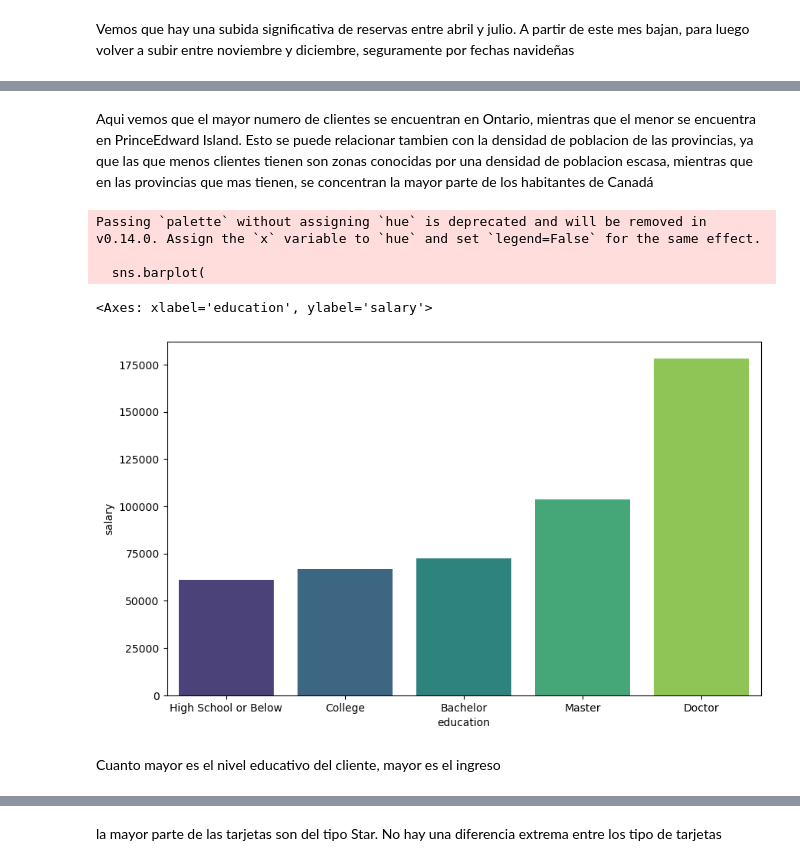
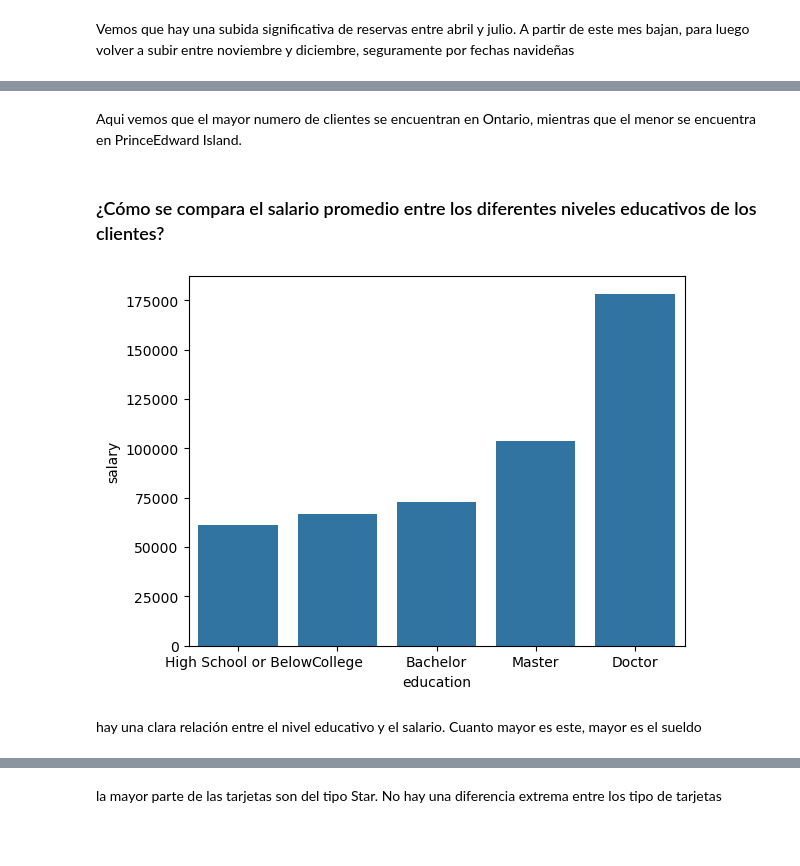
Before and after one commit to Adalab/bda-modulo-3-evaluacion-final-mariagmzm, a Jupyter notebook: Visualizacion de archivo.ipynb, the cells around one changed output, grey strips where cells are left out. Saved outputs shown, nothing was run; the diff lists cells and outputs as text; code cells hidden in the pictures; blank space fills up the shorter version.

Commit message:
continuamos con visualizaciones

```diff
--- a/Visualizacion de archivo.ipynb
+++ b/Visualizacion de archivo.ipynb
@@ -7,5 +7,5 @@ import seaborn as sns
 
 pd.set_option('display.max_columns', None)
 # %%
-df = pd.read_csv('df.csv')
+df = pd.read_csv('df.csv', index_col= 0)
 # %%
@@ -128,24 +63,18 @@ Passing `palette` without assigning `hue` is deprecated and will be removed in v
 # %% [markdown]
-Aqui vemos que el mayor numero de clientes se encuentran en Ontario, mientras que el menor se encuentra en PrinceEdward Island. Esto se puede relacionar tambien con la densidad de poblacion de las provincias, ya que las que menos clientes tienen son zonas conocidas por una densidad de poblacion escasa, mientras que en las provincias que  mas tienen, se concentran la mayor parte de los habitantes de Canadá
+Aqui vemos que el mayor numero de clientes se encuentran en Ontario, mientras que el menor se encuentra en PrinceEdward Island.
+# %% [markdown]
+### ¿Cómo se compara el salario promedio entre los diferentes niveles educativos de los clientes?
 # %%
-orden_educacion = ['High School or Below', 'College', 'Bachelor', 'Master', 'Doctor']
+education = ['High School or Below', 'College', 'Bachelor', 'Master', 'Doctor'] #definimos las columnas que tienen que aparecer
 # %%
 # Calcular el salario promedio por educación
-df_salario_promedio = df.groupby('education')['salary'].mean().reindex(orden_educacion).reset_index()
+df_salario_promedio = df.groupby('education')['salary'].mean().reindex(education).reset_index()
 
-plt.figure(figsize=(10, 6))
 sns.barplot(
     data=df_salario_promedio,
     x='education',
-    y='salary',
-    palette='viridis'
-)
-# ... (añadir títulos y etiquetas) ...
+    y='salary');
 # %% [output]
-Passing `palette` without assigning `hue` is deprecated and will be removed in v0.14.0. Assign the `x` variable to `hue` and set `legend=False` for the same effect.
-
-  sns.barplot(
-<Axes: xlabel='education', ylabel='salary'>
-[figure, old version]
+[figure, new version]
 # %% [markdown]
-Cuanto  mayor es el nivel educativo del cliente, mayor es el ingreso
+hay una clara relación entre el nivel educativo y el salario. Cuanto mayor es este, mayor es el sueldo
```
Also changed, not shown: parts of 30 cells of this notebook, 2 other files.
